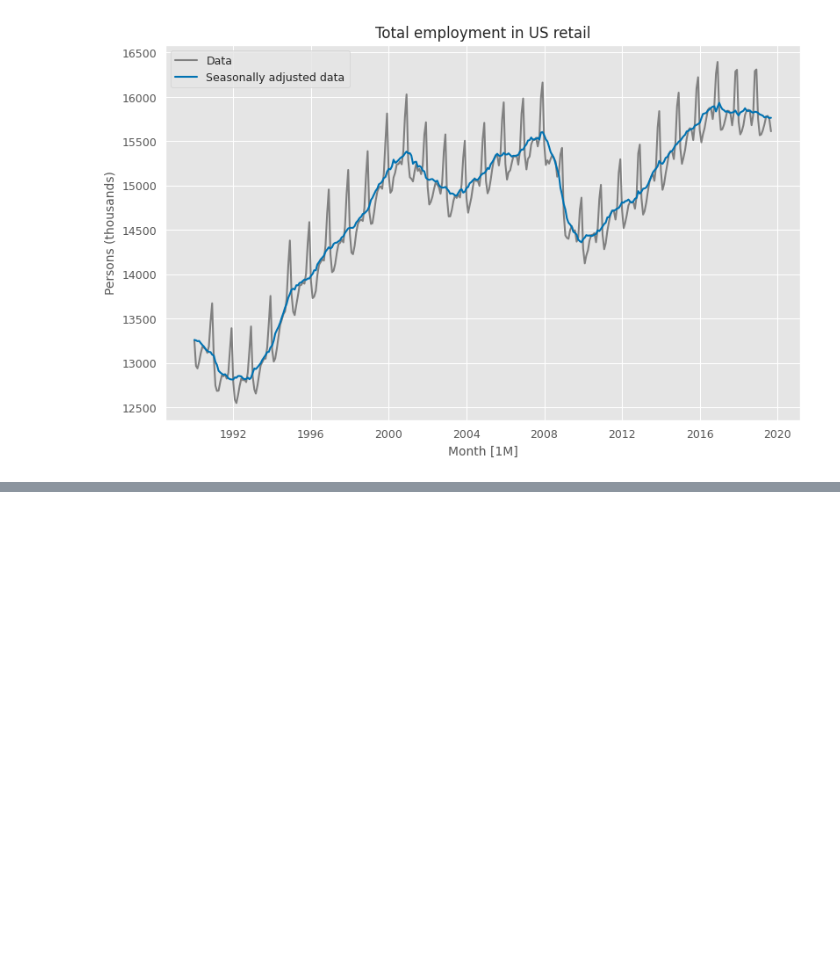
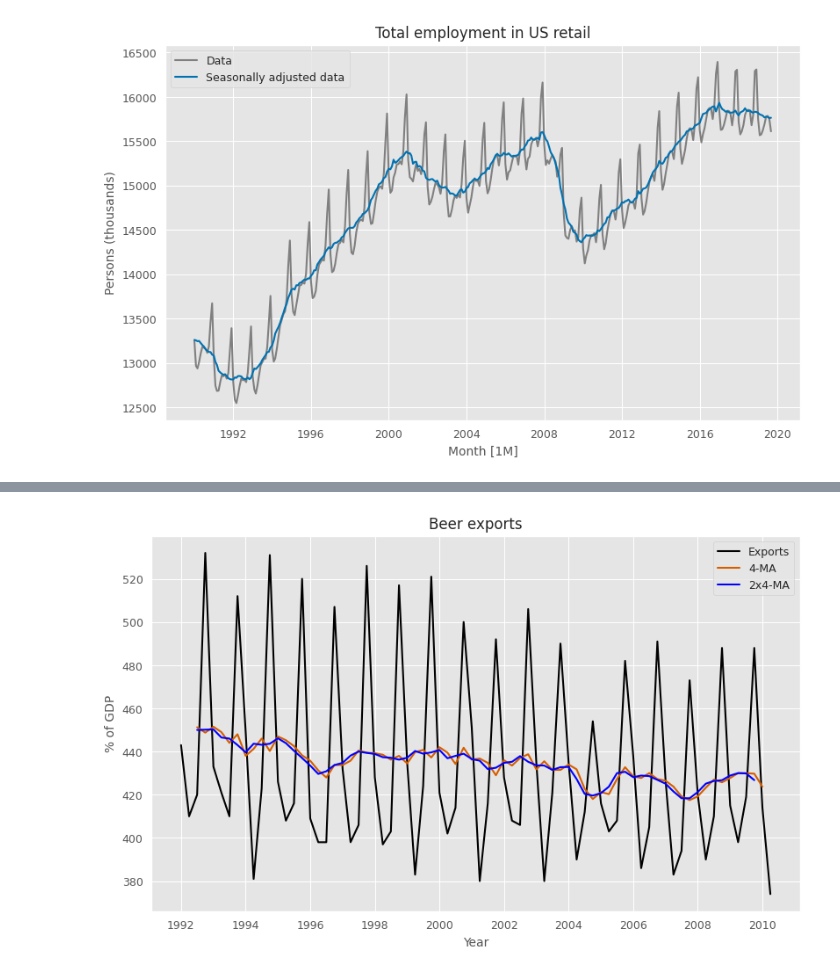
Before and after one commit to JakParkinson/time_series, a Jupyter notebook: ch3_decomposition.ipynb, the cells around one changed output, grey strips where cells are left out. Saved outputs shown, nothing was run; the diff lists cells and outputs as text; code cells hidden in the pictures; blank space fills up the shorter version.

```diff
--- a/ch3_decomposition.ipynb
+++ b/ch3_decomposition.ipynb
@@ -345,0 +467,9 @@ plt.show()
+# %%
+aus_production = pd.read_csv("data/aus_production.csv", parse_dates=["ds"])
+beer = aus_production.query('ds >= "1992-01-01"')[["ds", "Beer"]].copy()
+beer.insert(0, "unique_id", "beer")
+beer.rename(columns={"Beer": "y"}, inplace=True)
+beer["4-MA"] = beer["y"].rolling(window=4, center=True).mean()
+beer["2x4-MA"] = beer["4-MA"].rolling(window=2, center=True).mean().shift(-1)
+
+beer
@@ -345,0 +490,15 @@ plt.show()
+# %%
+fig, ax = plt.subplots()
+sns.lineplot(data=beer, x="ds", y="y", label="Exports",
+    color="black")
+sns.lineplot(data=beer, x="ds", y="4-MA", label="4-MA",
+    color="#D55E00")
+
+sns.lineplot(data=beer, x="ds", y="2x4-MA", label="2x4-MA",
+    color="blue")
+ax.set_title("Beer exports")
+ax.set_xlabel("Year")
+ax.set_ylabel("% of GDP")
+plt.show()
+# %% [output]
+[figure, added]
```
Also changed, not shown: parts of 20 cells of this notebook.
